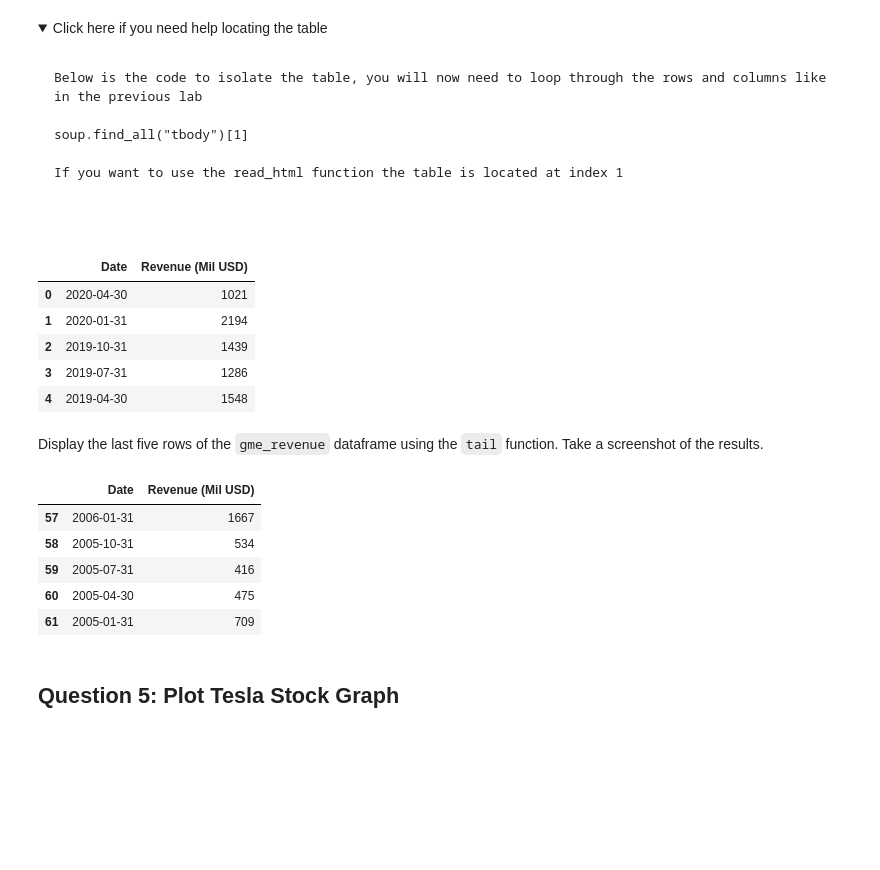
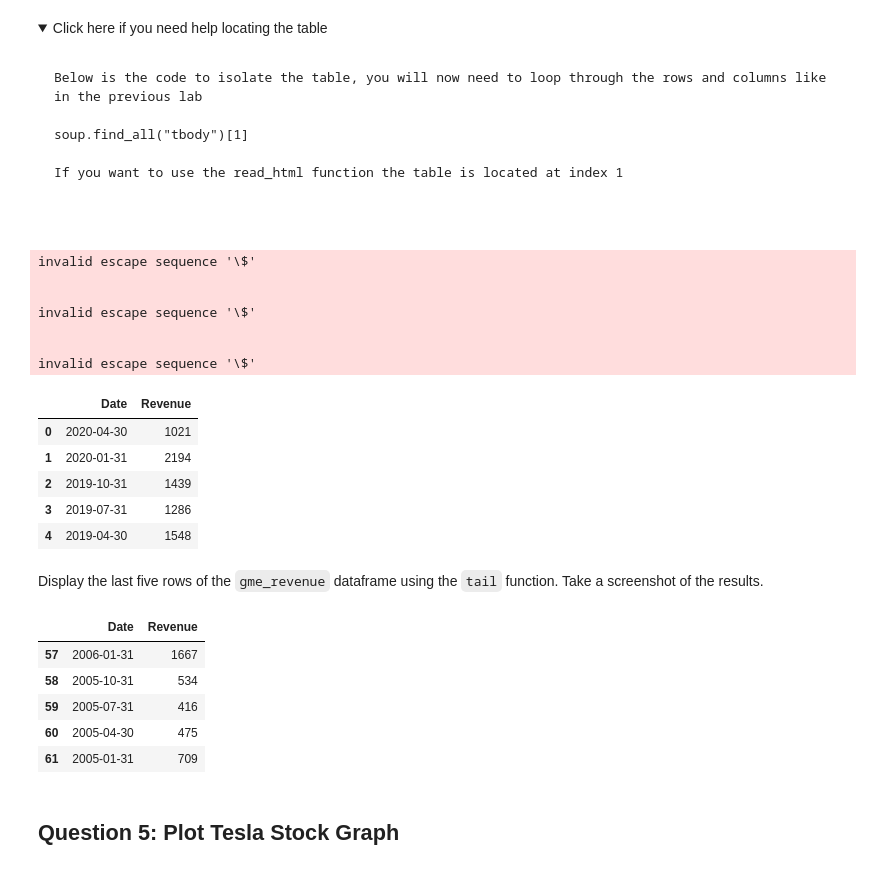
Before and after one commit to BindonWrathbite/IBM-Data-Science-Projects---Tools-for-Data-Science-Final-Assignment, a Jupyter notebook: Python for Data Science/Final Assignment-v2.ipynb, the cells around one changed output. Cells and saved outputs as stored; diff of their text form; code cells hidden in the pictures; folded sections open; blank space fills up the shorter version.

```diff
--- a/Python for Data Science/Final Assignment-v2.ipynb
+++ b/Python for Data Science/Final Assignment-v2.ipynb
@@ -277,15 +284,22 @@ If you want to use the read_html function the table is located at index 1
 # %%
 tables2 = pd.read_html(html_data2)
 # for table in tables2:
 #     print(table.head()) # Used to Find which table I need.
 gme_revenue = tables2[1]
-gme_revenue.columns = ['Date', 'Revenue (Mil USD)']
-gme_revenue['Revenue (Mil USD)'] = gme_revenue['Revenue (Mil USD)'].str.replace('[\$,]', '', regex=True)
+gme_revenue.columns = ['Date', 'Revenue']
+gme_revenue['Revenue'] = gme_revenue['Revenue'].str.replace('[\$,]', '', regex=True)
 gme_revenue.dropna(inplace=True)
-gme_revenue = gme_revenue[gme_revenue['Revenue (Mil USD)'] != ""]
+gme_revenue = gme_revenue[gme_revenue['Revenue'] != ""]
 gme_revenue.head()
 # %% [output]
+invalid escape sequence '\$'
+
+
+invalid escape sequence '\$'
+
+
+invalid escape sequence '\$'
-|  | Date | Revenue (Mil USD) |
+|  | Date | Revenue |
 | 0 | 2020-04-30 | 1021 |
 | 1 | 2020-01-31 | 2194 |
 | 2 | 2019-10-31 | 1439 |
@@ -296,7 +310,7 @@ Display the last five rows of the `gme_revenue` dataframe using the `tail` funct
 # %%
 gme_revenue.tail()
 # %% [output]
-|  | Date | Revenue (Mil USD) |
+|  | Date | Revenue |
 | 57 | 2006-01-31 | 1667 |
 | 58 | 2005-10-31 | 534 |
 | 59 | 2005-07-31 | 416 |
```
Also changed, not shown: parts of 7 cells of this notebook.
